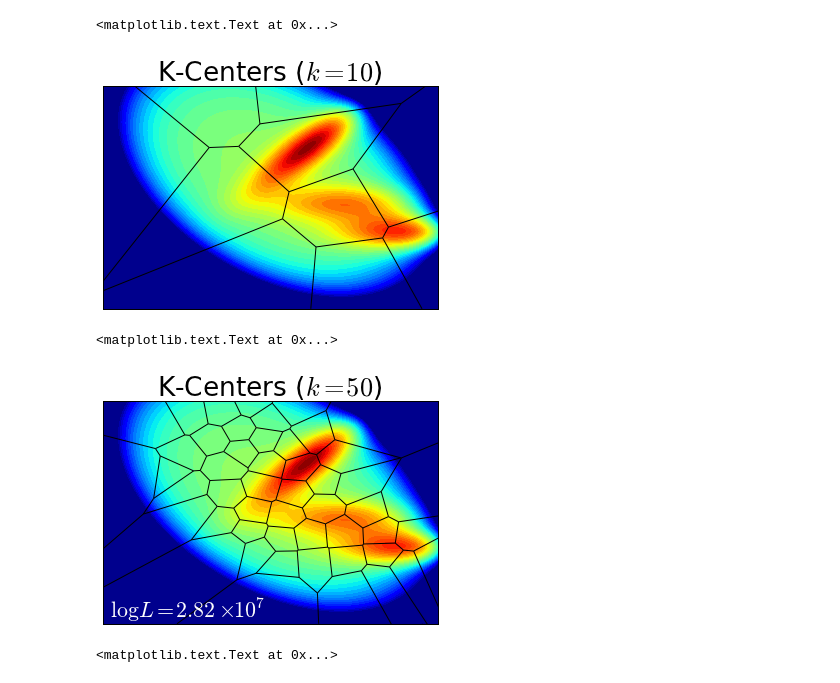
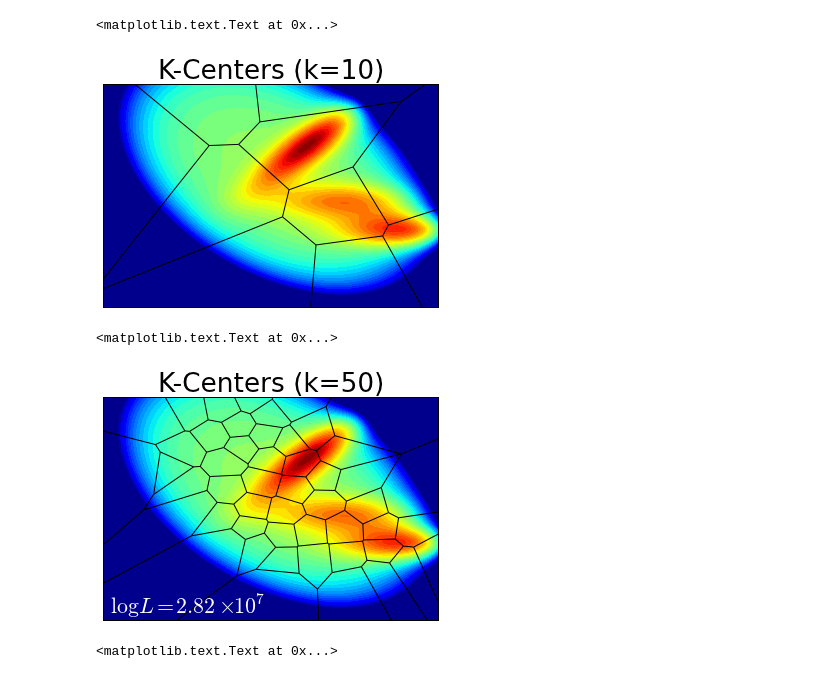
Before and after one commit to rmcgibbo/opt-k, a Jupyter notebook: muller/voronoi2.ipynb, the cells around one changed output. Cells and saved outputs as stored; diff of their text form; code cells hidden in the pictures.

```diff
--- a/muller/voronoi2.ipynb
+++ b/muller/voronoi2.ipynb
@@ -30,17 +30,17 @@ def plot_stuff(gens, plot_points=False):
     yticks([])
 # %%
 plot_stuff(k10)
-title('K-Centers ($k=10$)')
+title('K-Centers (k=10)')
 # %% [output]
 <matplotlib.text.Text at 0x...>
-[figure, old version]
+[figure, new version]
 # %%
 plot_stuff(k50)
-title('K-Centers ($k=50$)')
+title('K-Centers (k=50)')
 text(shown_limits[0]+0.1, shown_limits[2]+0.1, '$\log L = %s$' % s_fmtr._formatSciNotation('%.2e'%klikes[1]), color='white')
 # %% [output]
 <matplotlib.text.Text at 0x...>
-[figure, old version]
+[figure, new version]
 # %%
 plot_stuff(k100)
 title('K-Centers (k=100)')
```
Also changed, not shown: parts of 2 cells of this notebook.
